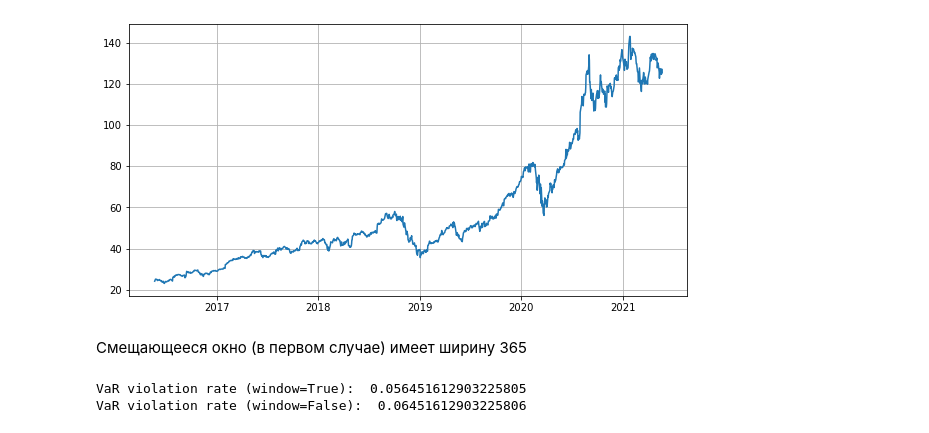
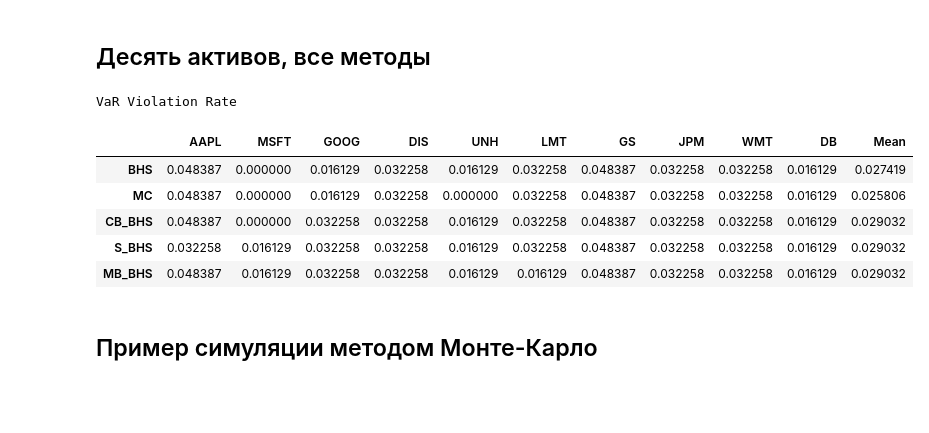
Before and after one commit to VillainNumberOne/bootstrap, a Jupyter notebook: main.ipynb, the cells around one changed output. Saved outputs shown, nothing was run; the diff lists cells and outputs as text; code cells hidden in the pictures; blank space fills up the shorter version.

Commit message:
new historical data

```diff
--- a/main.ipynb
+++ b/main.ipynb
@@ -18,14 +7,57 @@ simulations = 1000
-# %%
-RS = MB_BHS(AAPL, 10)
-
-RS.plot()
-# %% [output]
-[figure, removed]
-# %% [markdown]
-Смещающееся окно (в первом случае) имеет ширину 365
-# %%
-print("VaR violation rate (window=True): ",RS.evaluate(start, begin, end, evaluation_step, q, simulation_steps, simulations, window=True))
-print("VaR violation rate (window=False): ",RS.evaluate(start, begin, end, evaluation_step, q, simulation_steps, simulations, window=False))
-# %% [output]
-VaR violation rate (window=True):  0.056451612903225805
-VaR violation rate (window=False):  0.06451612903225806
+# %% [markdown]
+## Десять активов, все методы
+# %%
+H = {}
+H['AAPL'] = pd.read_csv("hist_data/AAPL.csv")
+H['MSFT'] = pd.read_csv("hist_data/MSFT.csv")
+H['GOOG'] = pd.read_csv("hist_data/GOOG.csv")
+H['DIS'] = pd.read_csv("hist_data/DIS.csv")
+H['UNH'] = pd.read_csv("hist_data/UNH.csv")
+H['LMT'] = pd.read_csv("hist_data/LMT.csv")
+H['GS'] = pd.read_csv("hist_data/GS.csv")
+H['JPM'] = pd.read_csv("hist_data/JPM.csv")
+H['WMT'] = pd.read_csv("hist_data/WMT.csv")
+H['DB'] = pd.read_csv("hist_data/DB.csv")
+
+q = 0.01
+start = 0
+begin = 365
+end = None
+evaluation_step = 14
+samples = 30
+simulations = 1000
+window = True
+plot_errors = False
+
+args = start, begin, end, evaluation_step, q, samples, simulations, plot_errors, window
+
+CB_block_size = 10
+S_block_size = 10
+MB_block_size = 10
+
+
+results = pd.DataFrame()
+for key in H:
+    VL_BHS = BHS(H[key]).evaluate(*args)                            # Bootstrap Historical Simulation method
+    VL_MC = MonteCarlo(H[key]).evaluate(*args)                      # Monte-Carlo simulation method
+    VL_CB_BHS = CB_BHS(H[key], CB_block_size).evaluate(*args)       # Circular Block Bootstrap Historical Simulation method
+    VL_S_BHS = S_BHS(H[key], S_block_size).evaluate(*args)          # Stationary Bootstrap Historical Simulation method
+    VL_MB_BHS = MB_BHS(H[key], MB_block_size).evaluate(*args)       # Moving Block Historical Simulation method
+
+    results[key] = [VL_BHS, VL_MC, VL_CB_BHS, VL_S_BHS, VL_MB_BHS]
+
+results.index = ['BHS', 'MC', 'CB_BHS', 'S_BHS', 'MB_BHS']
+results['Mean'] = np.mean(results.to_numpy(), 1)
+# %%
+print("VaR Violation Rate")
+results
+# %% [output]
+VaR Violation Rate
+|  | AAPL | MSFT | GOOG | DIS | UNH | LMT | GS | JPM | WMT | DB | Mean |
+| BHS | 0.048387 | 0.000000 | 0.016129 | 0.032258 | 0.016129 | 0.032258 | 0.048387 | 0.032258 | 0.032258 | 0.016129 | 0.027419 |
+| MC | 0.048387 | 0.000000 | 0.016129 | 0.032258 | 0.000000 | 0.032258 | 0.048387 | 0.032258 | 0.032258 | 0.016129 | 0.025806 |
+| CB_BHS | 0.048387 | 0.000000 | 0.032258 | 0.032258 | 0.016129 | 0.032258 | 0.048387 | 0.032258 | 0.032258 | 0.016129 | 0.029032 |
+| S_BHS | 0.032258 | 0.016129 | 0.032258 | 0.032258 | 0.016129 | 0.032258 | 0.048387 | 0.032258 | 0.032258 | 0.016129 | 0.029032 |
+| MB_BHS | 0.048387 | 0.016129 | 0.032258 | 0.032258 | 0.016129 | 0.016129 | 0.048387 | 0.032258 | 0.032258 | 0.016129 | 0.029032 |
+# %% [markdown]
+## Пример симуляции методом Монте-Карло
```
Also changed, not shown: parts of 10 cells of this notebook, 10 other files.
